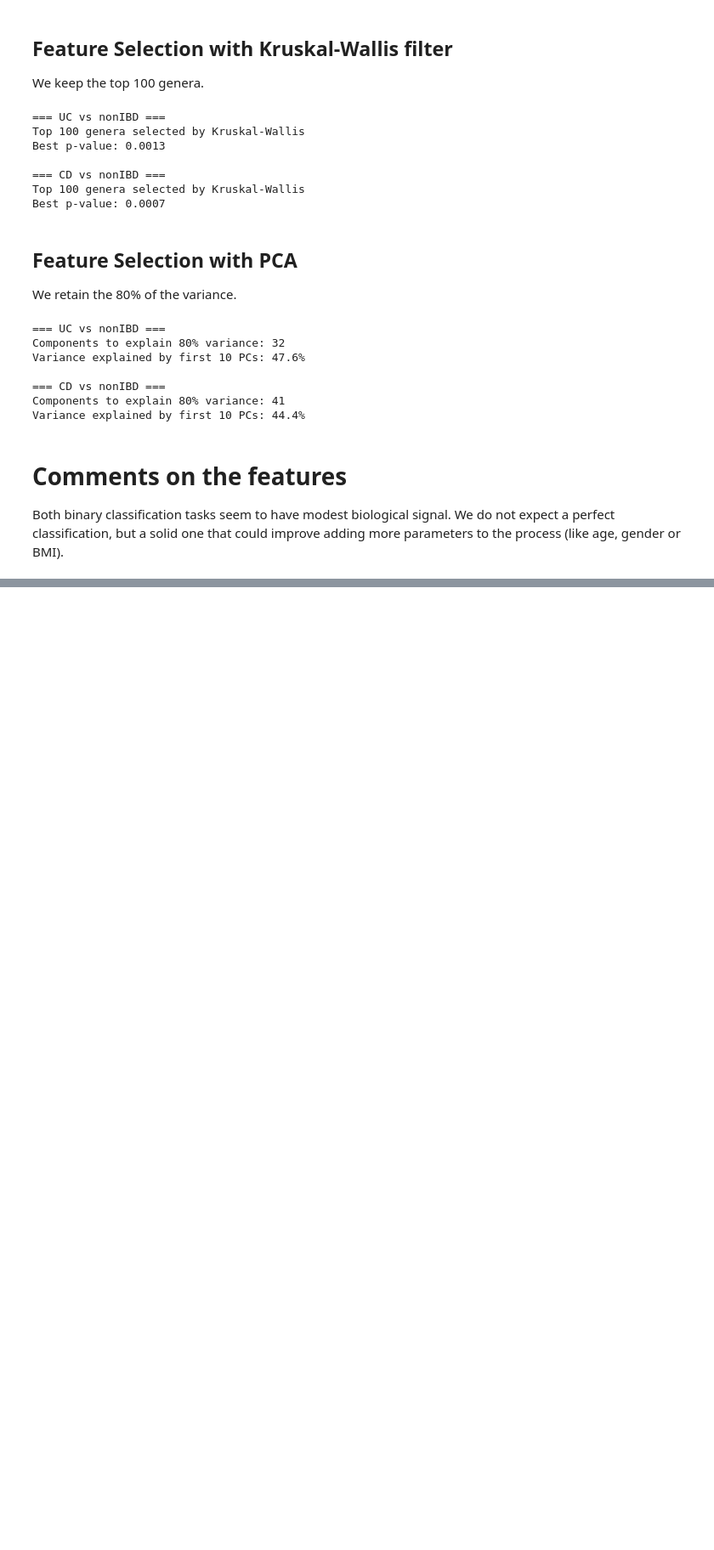
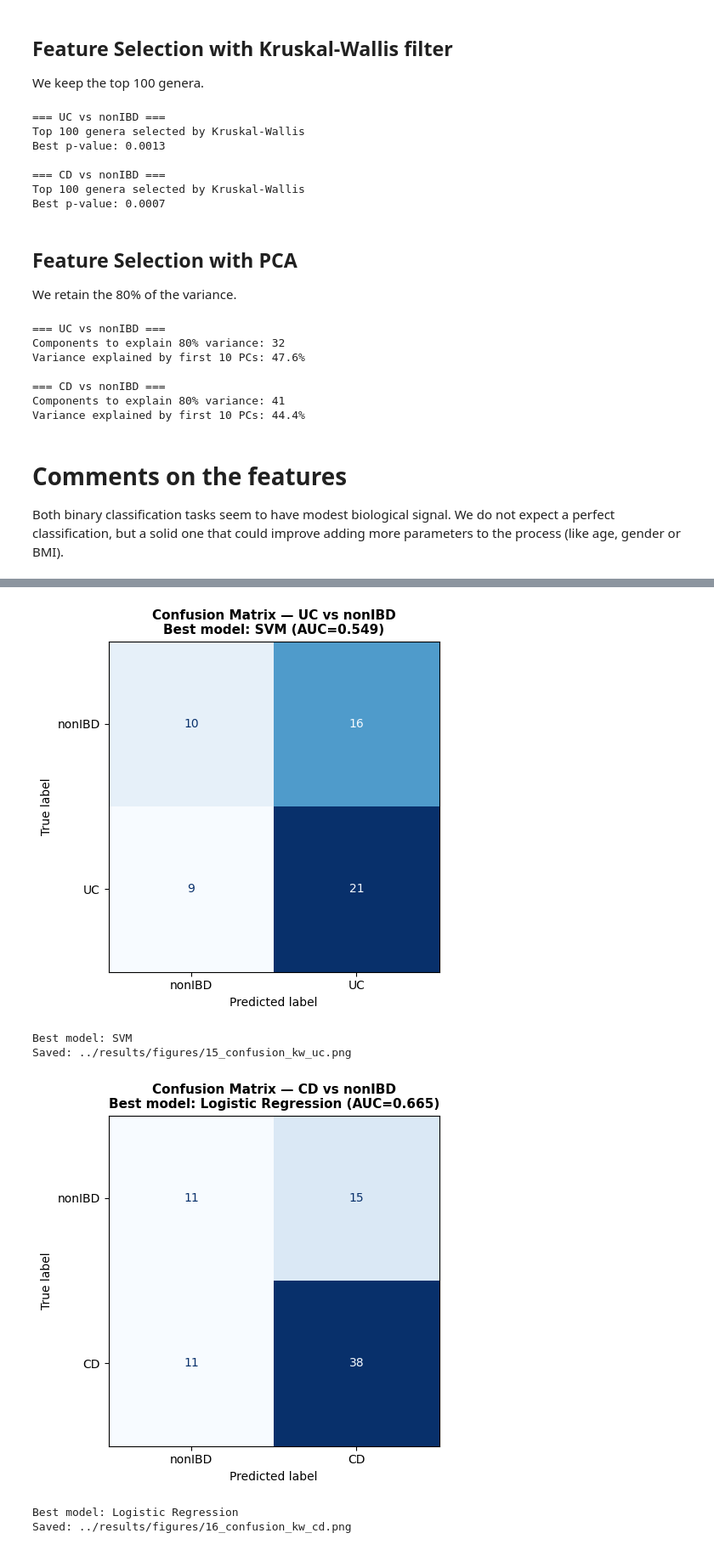
Before and after one commit to jimkam24/BioMedProject, a Jupyter notebook: notebooks/05_ml.ipynb, the cells around one changed output, grey strips where cells are left out. Shown at 85% size. Drawn from its saved outputs; the diff is of its cells as text; code cells hidden in the pictures; blank space fills up the shorter version.

```diff
--- a/notebooks/05_ml.ipynb
+++ b/notebooks/05_ml.ipynb
@@ -164,0 +414,48 @@ Both binary classification tasks seem to have modest biological signal. We do no
+# %%
+from sklearn.metrics import ConfusionMatrixDisplay, confusion_matrix
+
+def plot_confusion_matrix(all_results, task_name, class_names, save_path):
+    """
+    Plots confusion matrix for the best model (highest AUC).
+    Uses aggregated predictions from all outer folds.
+    """
+    # Find best model by mean AUC
+    best_name = max(all_results, key=lambda n: np.mean(all_results[n]["auc"]))
+    best = all_results[best_name]
+
+    y_true = np.array(best["y_true"])
+    y_prob = np.array(best["y_prob"])
+    y_pred = (y_prob >= 0.5).astype(int)
+
+    cm = confusion_matrix(y_true, y_pred)
+
+    fig, ax = plt.subplots(figsize=(6, 5))
+    disp = ConfusionMatrixDisplay(confusion_matrix=cm,
+                                  display_labels=class_names)
+    disp.plot(ax=ax, colorbar=False, cmap="Blues")
+
+    ax.set_title(f"Confusion Matrix — {task_name}\n"
+                 f"Best model: {best_name} "
+                 f"(AUC={np.mean(best['auc']):.3f})",
+                 fontsize=11, fontweight="bold")
+
+    plt.tight_layout()
+    plt.savefig(save_path, dpi=150)
+    plt.show()
+    print(f"Best model: {best_name}")
+    print(f"Saved: {save_path}")
+
+plot_confusion_matrix(results_uc_kw, "UC vs nonIBD",
+                      class_names=["nonIBD", "UC"],
+                      save_path="../results/figures/15_confusion_kw_uc.png")
+
+plot_confusion_matrix(results_cd_kw, "CD vs nonIBD",
+                      class_names=["nonIBD", "CD"],
+                      save_path="../results/figures/16_confusion_kw_cd.png")
+# %% [output]
+[figure, added]
+Best model: SVM
+Saved: ../results/figures/15_confusion_kw_uc.png
+[figure, added]
+Best model: Logistic Regression
+Saved: ../results/figures/16_confusion_kw_cd.png
```
Also changed, not shown: parts of 5 cells of this notebook.
